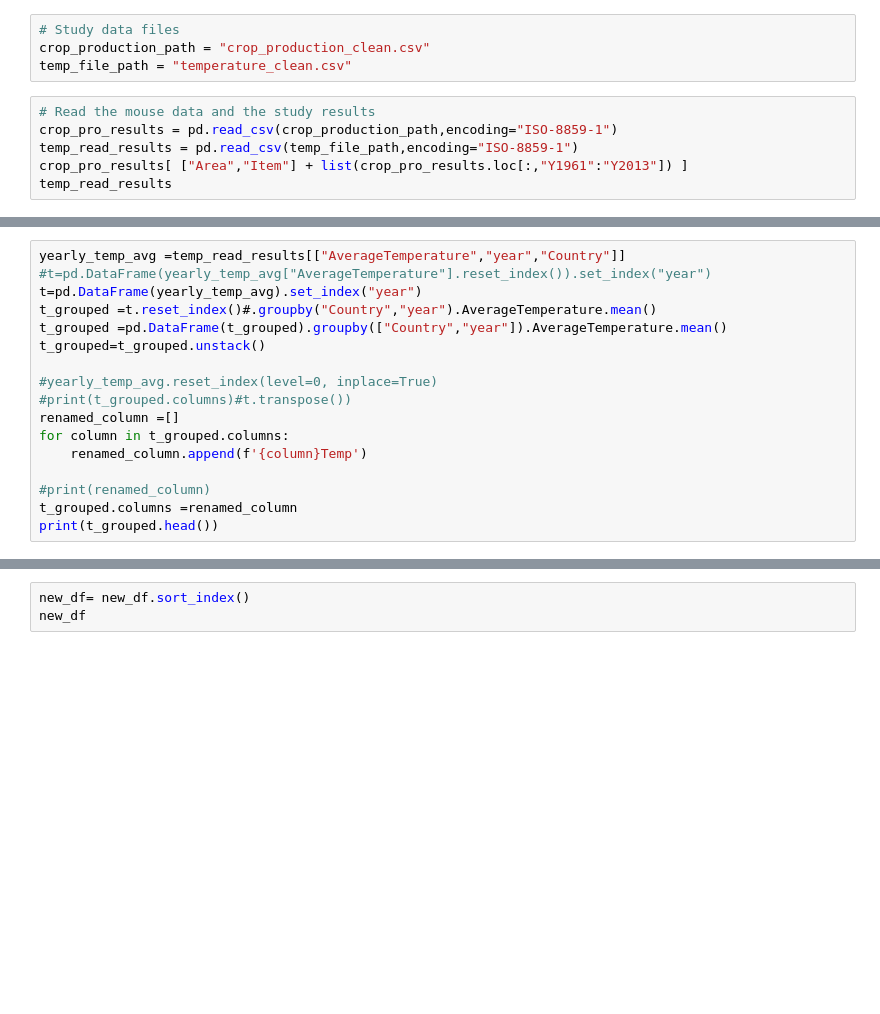
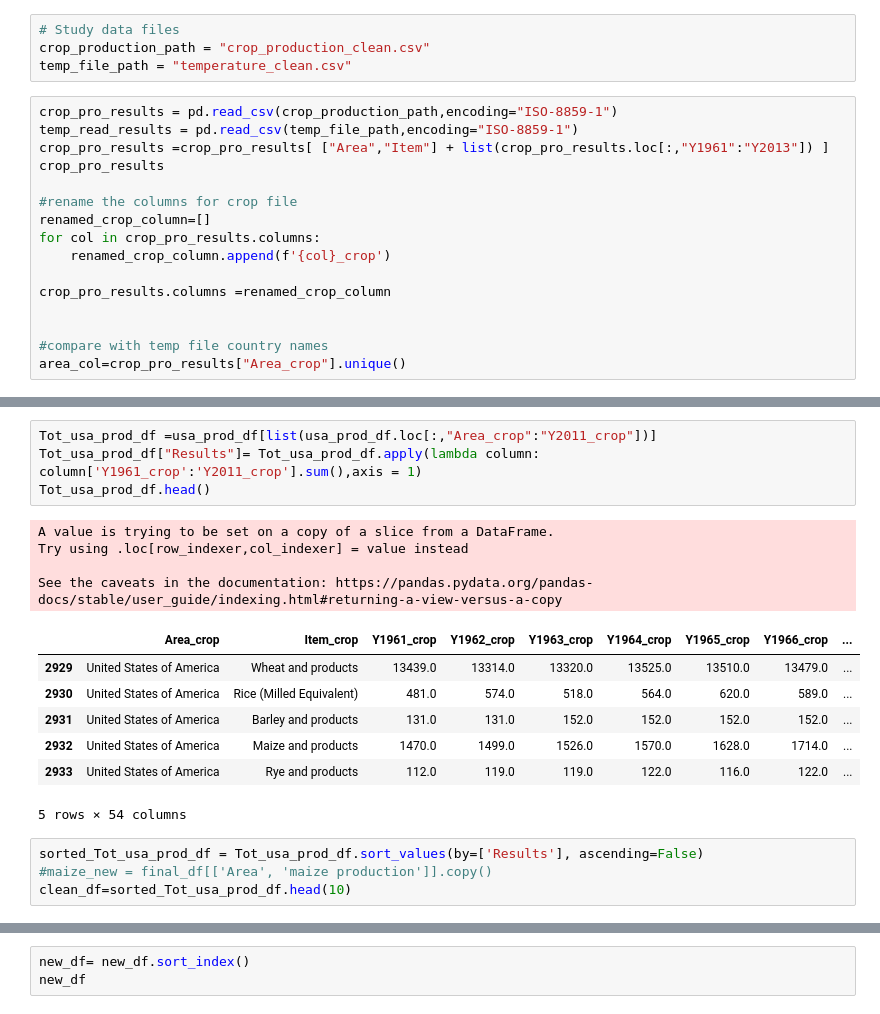
Before and after one commit to kaiserhaag/ProjectPython, a Jupyter notebook: production_change.ipynb, the cells around one changed output, grey strips where cells are left out. Saved outputs shown, nothing was run; the diff lists cells and outputs as text; blank space fills up the shorter version.

```diff
--- a/production_change.ipynb
+++ b/production_change.ipynb
@@ -8,8 +8,18 @@ import scipy.stats as st
 crop_production_path = "crop_production_clean.csv"
 temp_file_path = "temperature_clean.csv"
 # %%
-# Read the mouse data and the study results
 crop_pro_results = pd.read_csv(crop_production_path,encoding="ISO-8859-1")
 temp_read_results = pd.read_csv(temp_file_path,encoding="ISO-8859-1")
-crop_pro_results[ ["Area","Item"] + list(crop_pro_results.loc[:,"Y1961":"Y2013"]) ]
-temp_read_results
+crop_pro_results =crop_pro_results[ ["Area","Item"] + list(crop_pro_results.loc[:,"Y1961":"Y2013"]) ]
+crop_pro_results
+
+#rename the columns for crop file
+renamed_crop_column=[]
+for col in crop_pro_results.columns:
+    renamed_crop_column.append(f'{col}_crop')
+
+crop_pro_results.columns =renamed_crop_column
+
+
+#compare with temp file country names
+area_col=crop_pro_results["Area_crop"].unique()
@@ -23,17 +25,0 @@ crop_pro_results.head()
-# %%
-yearly_temp_avg =temp_read_results[["AverageTemperature","year","Country"]]
-#t=pd.DataFrame(yearly_temp_avg["AverageTemperature"].reset_index()).set_index("year")
-t=pd.DataFrame(yearly_temp_avg).set_index("year")
-t_grouped =t.reset_index()#.groupby("Country","year").AverageTemperature.mean()
-t_grouped =pd.DataFrame(t_grouped).groupby(["Country","year"]).AverageTemperature.mean()
-t_grouped=t_grouped.unstack()
-
-#yearly_temp_avg.reset_index(level=0, inplace=True)
-#print(t_grouped.columns)#t.transpose())
-renamed_column =[]
-for column in t_grouped.columns:
-    renamed_column.append(f'{column}Temp')
-
-#print(renamed_column)
-t_grouped.columns =renamed_column
-print(t_grouped.head())
@@ -47,0 +87,20 @@ combined_df.loc[:,("Area_crop","Item_crop","Y2011_crop","2011Temp")]
+# %%
+Tot_usa_prod_df =usa_prod_df[list(usa_prod_df.loc[:,"Area_crop":"Y2011_crop"])]
+Tot_usa_prod_df["Results"]= Tot_usa_prod_df.apply(lambda column: column['Y1961_crop':'Y2011_crop'].sum(),axis = 1)
+Tot_usa_prod_df.head()
+# %% [output]
+A value is trying to be set on a copy of a slice from a DataFrame.
+Try using .loc[row_indexer,col_indexer] = value instead
+
+See the caveats in the documentation: https://pandas.pydata.org/pandas-docs/stable/user_guide/indexing.html#returning-a-view-versus-a-copy
+|  | Area_crop | Item_crop | Y1961_crop | Y1962_crop | Y1963_crop | Y1964_crop | Y1965_crop | Y1966_crop | ... |
+| 2929 | United States of America | Wheat and products | 13439.0 | 13314.0 | 13320.0 | 13525.0 | 13510.0 | 13479.0 | ... |
+| 2930 | United States of America | Rice (Milled Equivalent) | 481.0 | 574.0 | 518.0 | 564.0 | 620.0 | 589.0 | ... |
+| 2931 | United States of America | Barley and products | 131.0 | 131.0 | 152.0 | 152.0 | 152.0 | 152.0 | ... |
+| 2932 | United States of America | Maize and products | 1470.0 | 1499.0 | 1526.0 | 1570.0 | 1628.0 | 1714.0 | ... |
+| 2933 | United States of America | Rye and products | 112.0 | 119.0 | 119.0 | 122.0 | 116.0 | 122.0 | ... |
+5 rows × 54 columns
+# %%
+sorted_Tot_usa_prod_df = Tot_usa_prod_df.sort_values(by=['Results'], ascending=False)
+#maize_new = final_df[['Area', 'maize production']].copy()
+clean_df=sorted_Tot_usa_prod_df.head(10)
```
Also changed, not shown: parts of 13 cells of this notebook, 2 other files.
